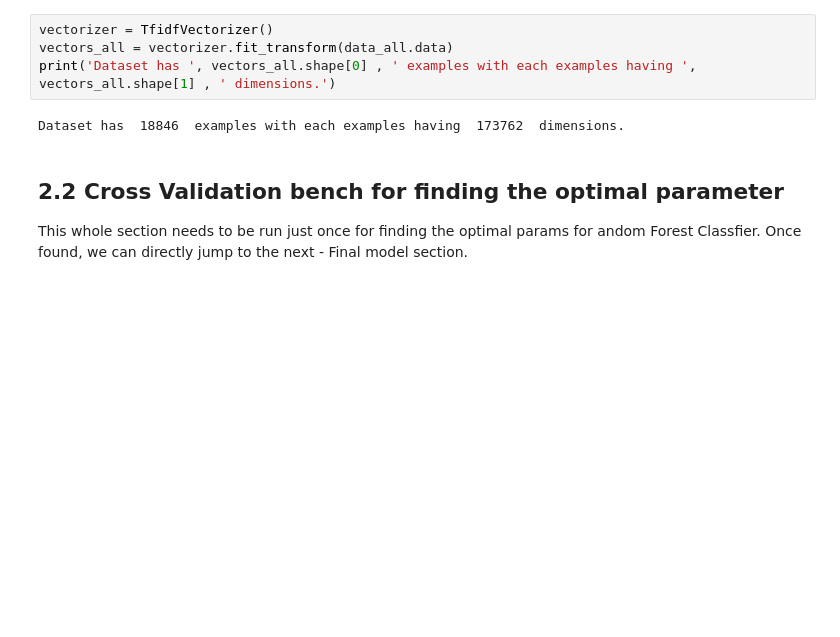
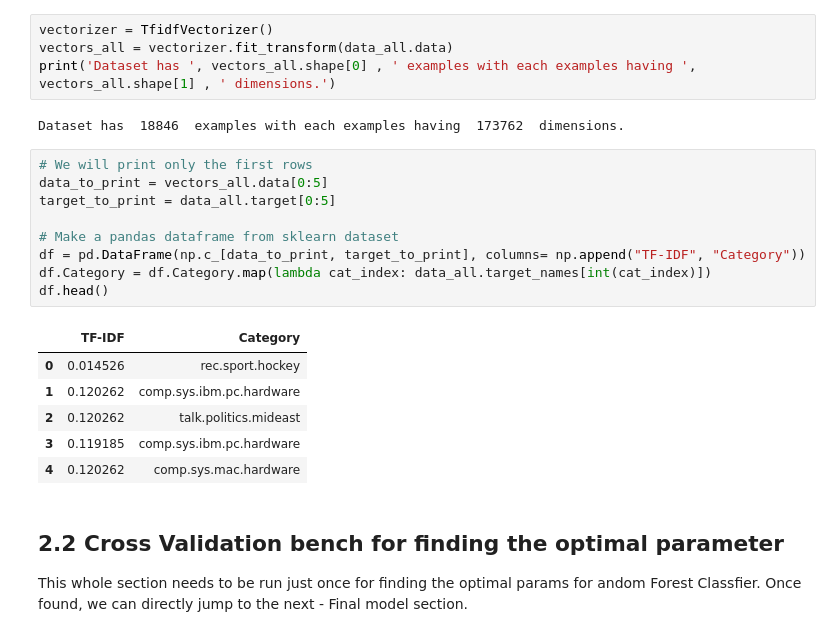
Before and after one commit to Coac/epfl-ada, a Jupyter notebook: 04 - Applied ML/ADA - HW4.ipynb, the cells around one changed output. Cells and saved outputs as stored; diff of their text form; blank space fills up the shorter version.

```diff
--- a/04 - Applied ML/ADA - HW4.ipynb
+++ b/04 - Applied ML/ADA - HW4.ipynb
@@ -151,6 +167,22 @@ vectors_all = vectorizer.fit_transform(data_all.data)
 print('Dataset has ', vectors_all.shape[0] , ' examples with each examples having ', vectors_all.shape[1] , ' dimensions.')
 # %% [output]
 Dataset has  18846  examples with each examples having  173762  dimensions.
+# %%
+# We will print only the first rows
+data_to_print = vectors_all.data[0:5]
+target_to_print = data_all.target[0:5]
+
+# Make a pandas dataframe from sklearn dataset
+df = pd.DataFrame(np.c_[data_to_print, target_to_print], columns= np.append("TF-IDF", "Category"))
+df.Category = df.Category.map(lambda cat_index: data_all.target_names[int(cat_index)])
+df.head()
+# %% [output]
+|  | TF-IDF | Category |
+| 0 | 0.014526 | rec.sport.hockey |
+| 1 | 0.120262 | comp.sys.ibm.pc.hardware |
+| 2 | 0.120262 | talk.politics.mideast |
+| 3 | 0.119185 | comp.sys.ibm.pc.hardware |
+| 4 | 0.120262 | comp.sys.mac.hardware |
 # %% [markdown]
 ## 2.2 Cross Validation bench for finding the optimal parameter
 
```
Also changed, not shown: parts of 7 cells of this notebook.
